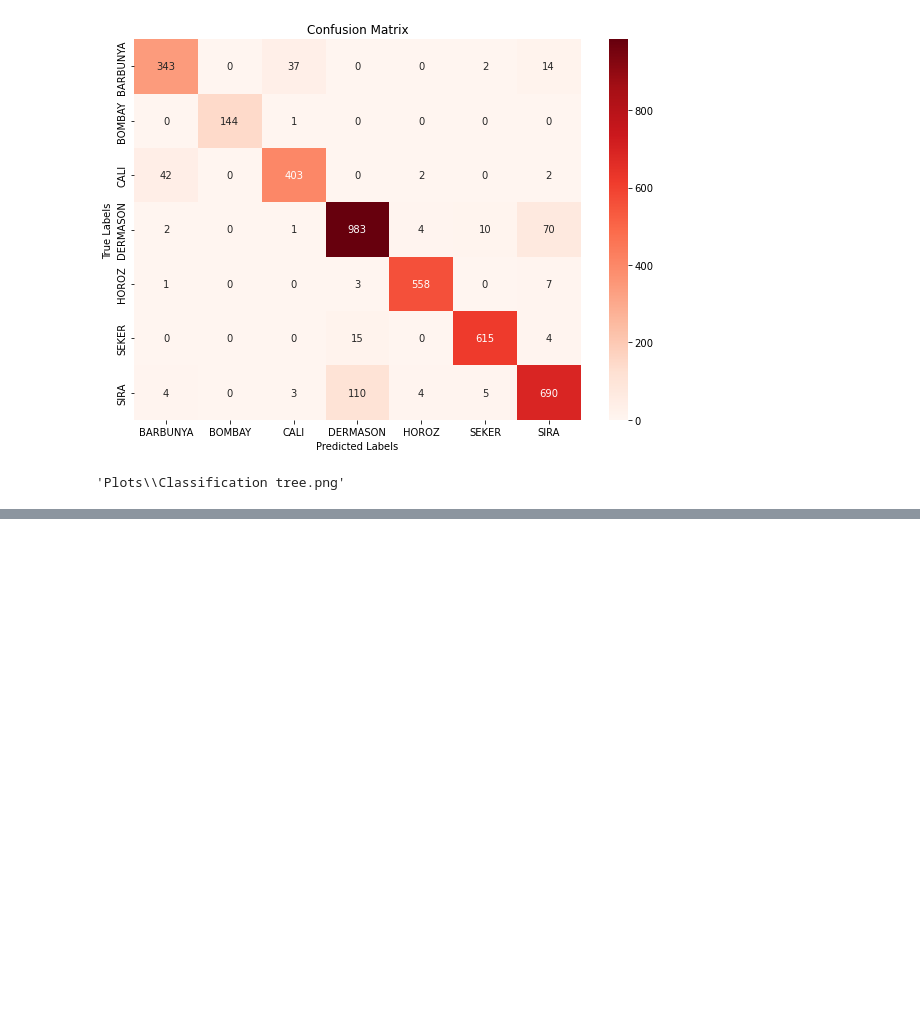
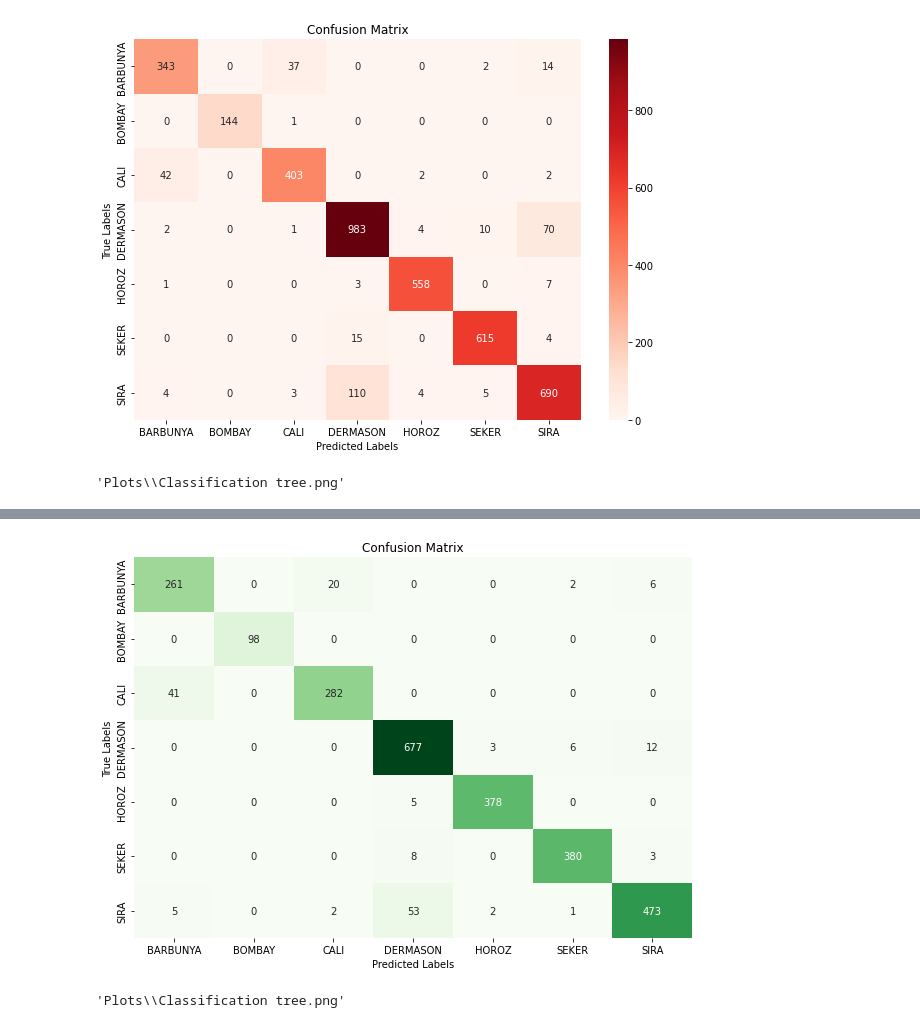
Before and after one commit to AndrevdM02/ML441Assignments, a Jupyter notebook: Assignment1/Classification_Tree.ipynb, the cells around one changed output, grey strips where cells are left out. Drawn from its saved outputs; the diff is of its cells as text; code cells hidden in the pictures; blank space fills up the shorter version.

```diff
--- a/Assignment1/Classification_Tree.ipynb
+++ b/Assignment1/Classification_Tree.ipynb
@@ -119,3 +122,6 @@ dtype: int64
+# %%
+Beans = Beans.drop([2762, 3941, 4780, 5884])
+Beans = Beans.reset_index(drop=True)
 # %%
 from myTree import ClassificationTree
 
@@ -407,0 +376,28 @@ Name: Class, dtype: int64
+# %%
+from sklearn.metrics import confusion_matrix
+import pandas as pd
+import seaborn as sns
+import matplotlib.pyplot as plt
+
+# Create confusion matrix
+cm = confusion_matrix(y_test_str, y_pred_str, labels=np.unique(y_test_str))
+
+# Convert to DataFrame for better visualization
+cm_df = pd.DataFrame(cm, index=np.unique(y_test_str), columns=np.unique(y_test_str))
+
+# Plot confusion matrix
+plt.figure(figsize=(10, 7))
+sns.heatmap(cm_df, annot=True, fmt='d', cmap='Greens', cbar=False,
+            xticklabels=np.unique(y_test_str), yticklabels=np.unique(y_test_str))
+plt.xlabel('Predicted Labels')
+plt.ylabel('True Labels')
+plt.title('Confusion Matrix')
+plt.savefig("Plots/Classification tree confusion matrix")
+plt.show()
+# %% [output]
+[figure, added]
+# %%
+tree = mytree.visualize_tree()
+tree.render('Plots/Classification tree', format='png', cleanup=True)
+# %% [output]
+'Plots\\Classification tree.png'
```
Also changed, not shown: parts of 25 cells of this notebook, 8 other files.
